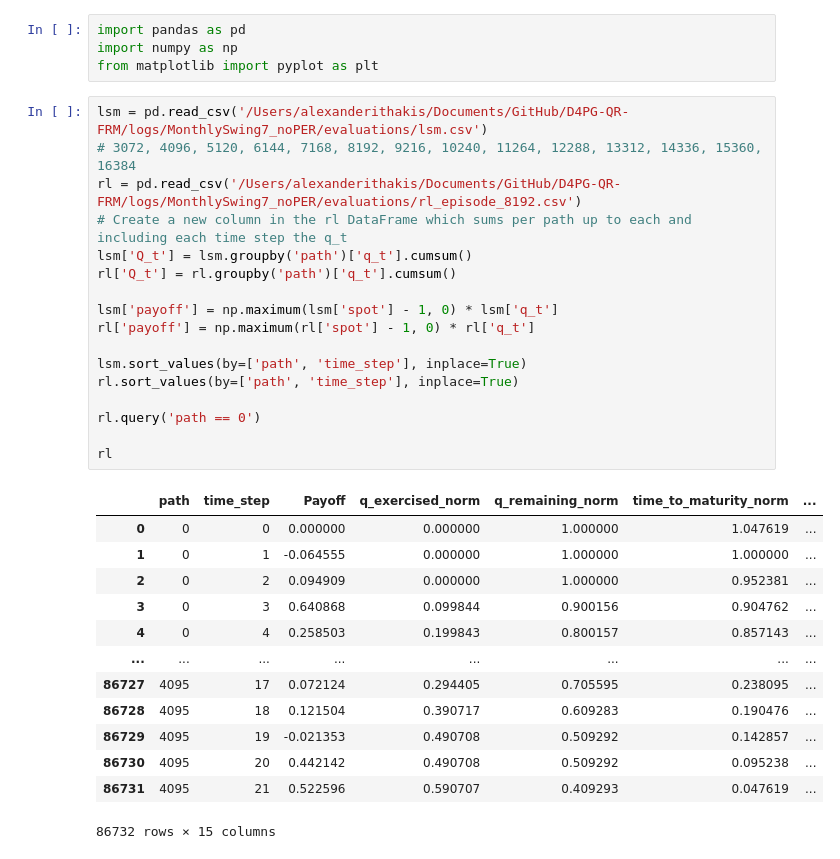
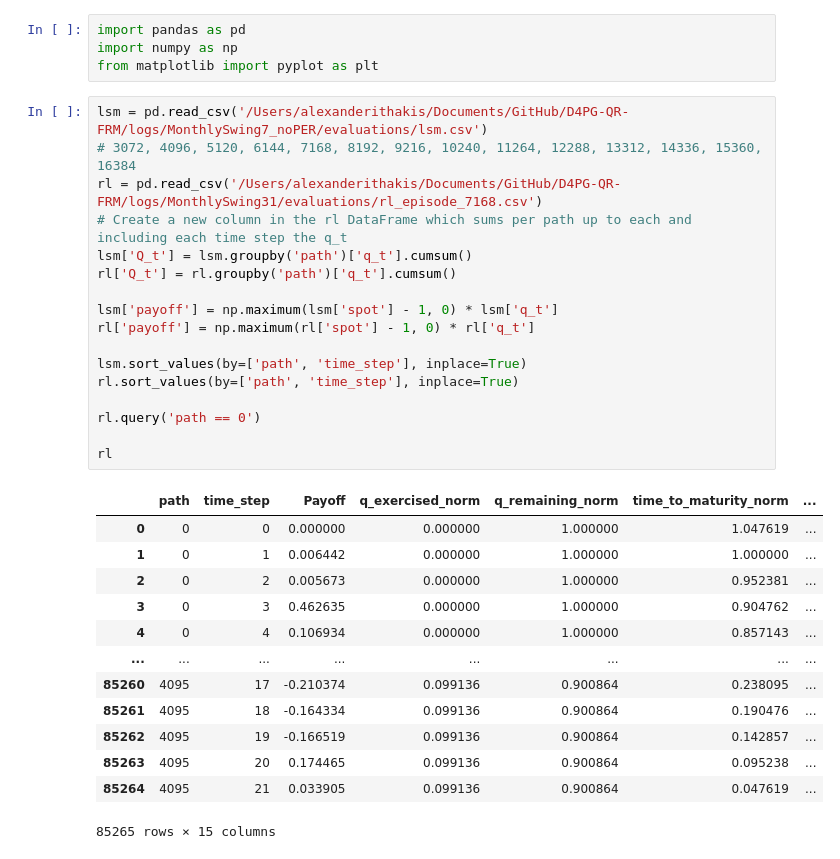
Before and after one commit to ithakis/DRL-Swing-Options, a Jupyter notebook: Jupyter Notebooks/Validation 4: Evaluation Results.ipynb, the cells around one changed output. Drawn from its saved outputs; the diff is of its cells as text.

```diff
--- a/Jupyter Notebooks/Validation 4: Evaluation Results.ipynb
+++ b/Jupyter Notebooks/Validation 4: Evaluation Results.ipynb
@@ -5,34 +5,34 @@ from matplotlib import pyplot as plt
 # %%
 lsm = pd.read_csv('/Users/alexanderithakis/Documents/GitHub/D4PG-QR-FRM/logs/MonthlySwing7_noPER/evaluations/lsm.csv')
 # 3072, 4096, 5120, 6144, 7168, 8192, 9216, 10240, 11264, 12288, 13312, 14336, 15360, 16384
-rl = pd.read_csv('/Users/alexanderithakis/Documents/GitHub/D4PG-QR-FRM/logs/MonthlySwing7_noPER/evaluations/rl_episode_8192.csv')
+rl = pd.read_csv('/Users/alexanderithakis/Documents/GitHub/D4PG-QR-FRM/logs/MonthlySwing31/evaluations/rl_episode_7168.csv')
 # Create a new column in the rl DataFrame which sums per path up to each and including each time step the q_t
 lsm['Q_t'] = lsm.groupby('path')['q_t'].cumsum()
 rl['Q_t'] = rl.groupby('path')['q_t'].cumsum()
 
 lsm['payoff'] = np.maximum(lsm['spot'] - 1, 0) * lsm['q_t']
 rl['payoff'] = np.maximum(rl['spot'] - 1, 0) * rl['q_t']
 
 lsm.sort_values(by=['path', 'time_step'], inplace=True)
 rl.sort_values(by=['path', 'time_step'], inplace=True)
 
 rl.query('path == 0')
 
 rl
 # %% [output]
 |  | path | time_step | Payoff | q_exercised_norm | q_remaining_norm | time_to_maturity_norm | ... |
 | 0 | 0 | 0 | 0.000000 | 0.000000 | 1.000000 | 1.047619 | ... |
-| 1 | 0 | 1 | -0.064555 | 0.000000 | 1.000000 | 1.000000 | ... |
-| 2 | 0 | 2 | 0.094909 | 0.000000 | 1.000000 | 0.952381 | ... |
-| 3 | 0 | 3 | 0.640868 | 0.099844 | 0.900156 | 0.904762 | ... |
-| 4 | 0 | 4 | 0.258503 | 0.199843 | 0.800157 | 0.857143 | ... |
+| 1 | 0 | 1 | 0.006442 | 0.000000 | 1.000000 | 1.000000 | ... |
+| 2 | 0 | 2 | 0.005673 | 0.000000 | 1.000000 | 0.952381 | ... |
+| 3 | 0 | 3 | 0.462635 | 0.000000 | 1.000000 | 0.904762 | ... |
+| 4 | 0 | 4 | 0.106934 | 0.000000 | 1.000000 | 0.857143 | ... |
 | ... | ... | ... | ... | ... | ... | ... | ... |
-| 86727 | 4095 | 17 | 0.072124 | 0.294405 | 0.705595 | 0.238095 | ... |
-| 86728 | 4095 | 18 | 0.121504 | 0.390717 | 0.609283 | 0.190476 | ... |
-| 86729 | 4095 | 19 | -0.021353 | 0.490708 | 0.509292 | 0.142857 | ... |
-| 86730 | 4095 | 20 | 0.442142 | 0.490708 | 0.509292 | 0.095238 | ... |
-| 86731 | 4095 | 21 | 0.522596 | 0.590707 | 0.409293 | 0.047619 | ... |
+| 85260 | 4095 | 17 | -0.210374 | 0.099136 | 0.900864 | 0.238095 | ... |
+| 85261 | 4095 | 18 | -0.164334 | 0.099136 | 0.900864 | 0.190476 | ... |
+| 85262 | 4095 | 19 | -0.166519 | 0.099136 | 0.900864 | 0.142857 | ... |
+| 85263 | 4095 | 20 | 0.174465 | 0.099136 | 0.900864 | 0.095238 | ... |
+| 85264 | 4095 | 21 | 0.033905 | 0.099136 | 0.900864 | 0.047619 | ... |
-86732 rows × 15 columns
+85265 rows × 15 columns
 # %%
 grouped_lsm = lsm.groupby('path').agg({'Q_t': 'max', 'time_step': 'max', 'payoff': 'sum'}).reset_index()
 grouped_rl = rl.groupby('path').agg({'Q_t': 'max', 'time_step': 'max', 'payoff': 'sum'}).reset_index()
```
Also changed, not shown: parts of 2 cells of this notebook, 15 other files.
